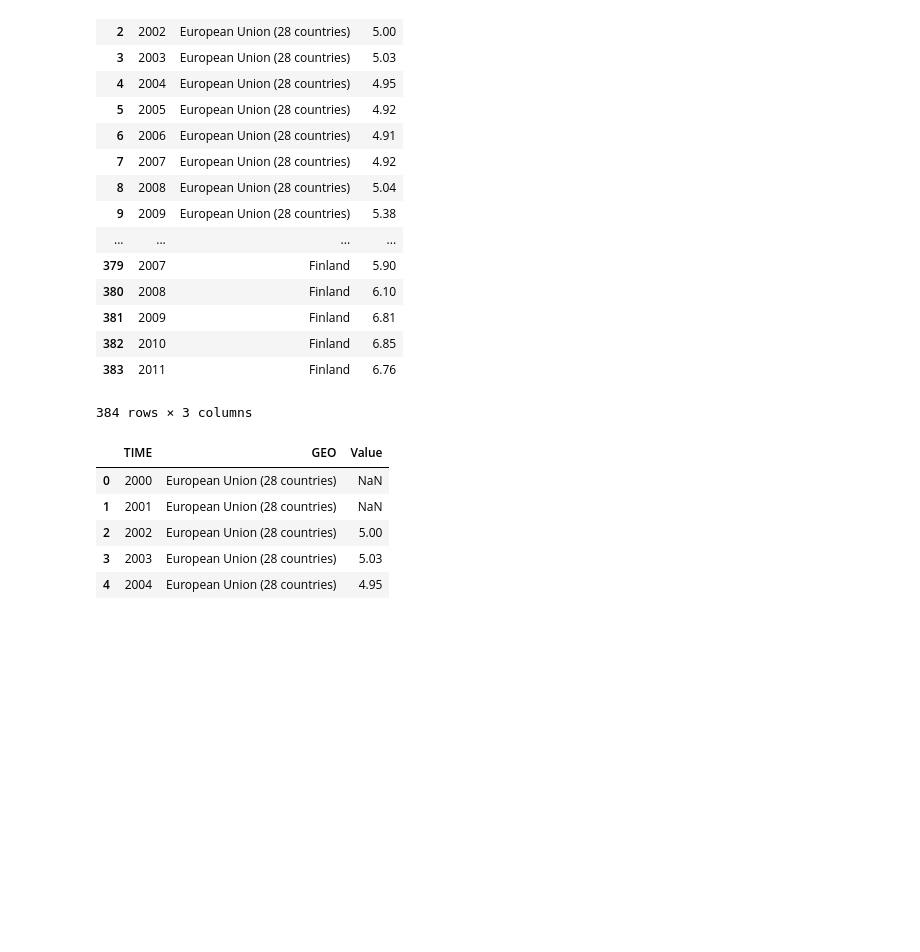
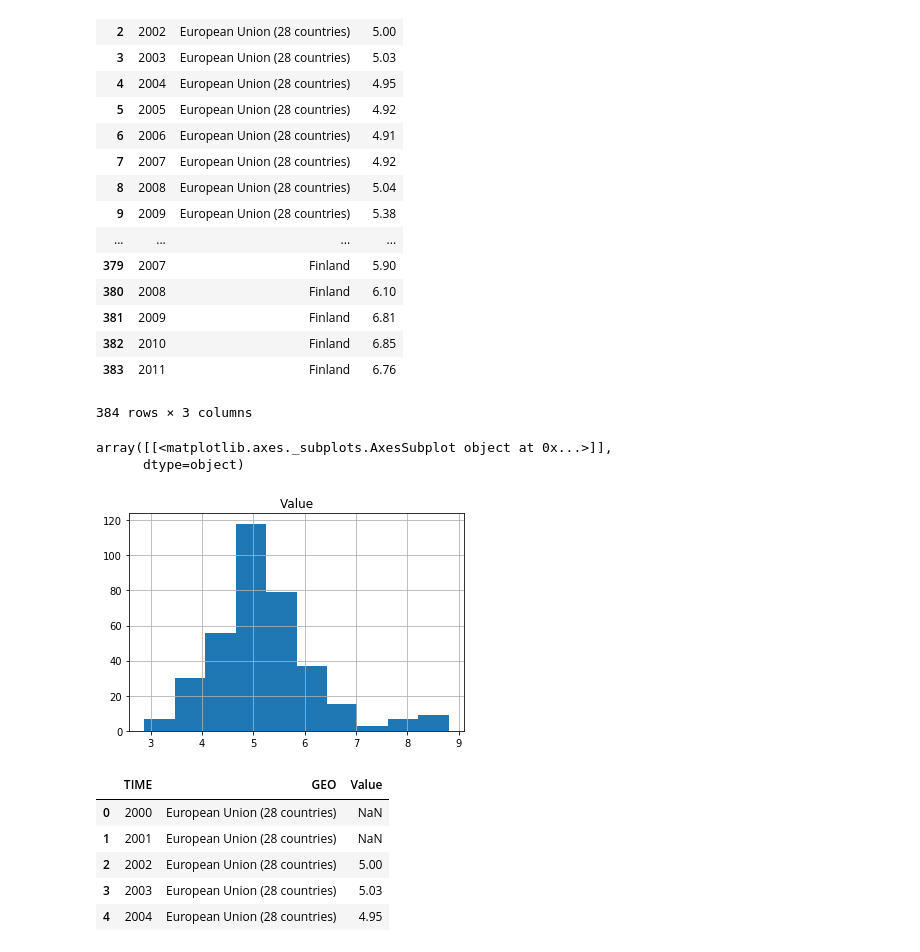
Before and after one commit to danielmichaelcicala/Math2212_Cicala, a Jupyter notebook: Eurostat/M1_Eurostat.ipynb, the cells around one changed output. Cells and saved outputs as stored; diff of their text form; code cells hidden in the pictures; blank space fills up the shorter version.

```diff
--- a/Eurostat/M1_Eurostat.ipynb
+++ b/Eurostat/M1_Eurostat.ipynb
@@ -27,6 +27,12 @@ edu
 | 382 | 2010 | Finland | 6.85 |
 | 383 | 2011 | Finland | 6.76 |
 384 rows × 3 columns
+# %%
+edu.hist(column = ["Value"])
+# %% [output]
+array([[<matplotlib.axes._subplots.AxesSubplot object at 0x...>]],
+      dtype=object)
+[figure, added]
 # %%
 edu.head()
 # %% [output]
```
Also changed, not shown: 1 other file.
